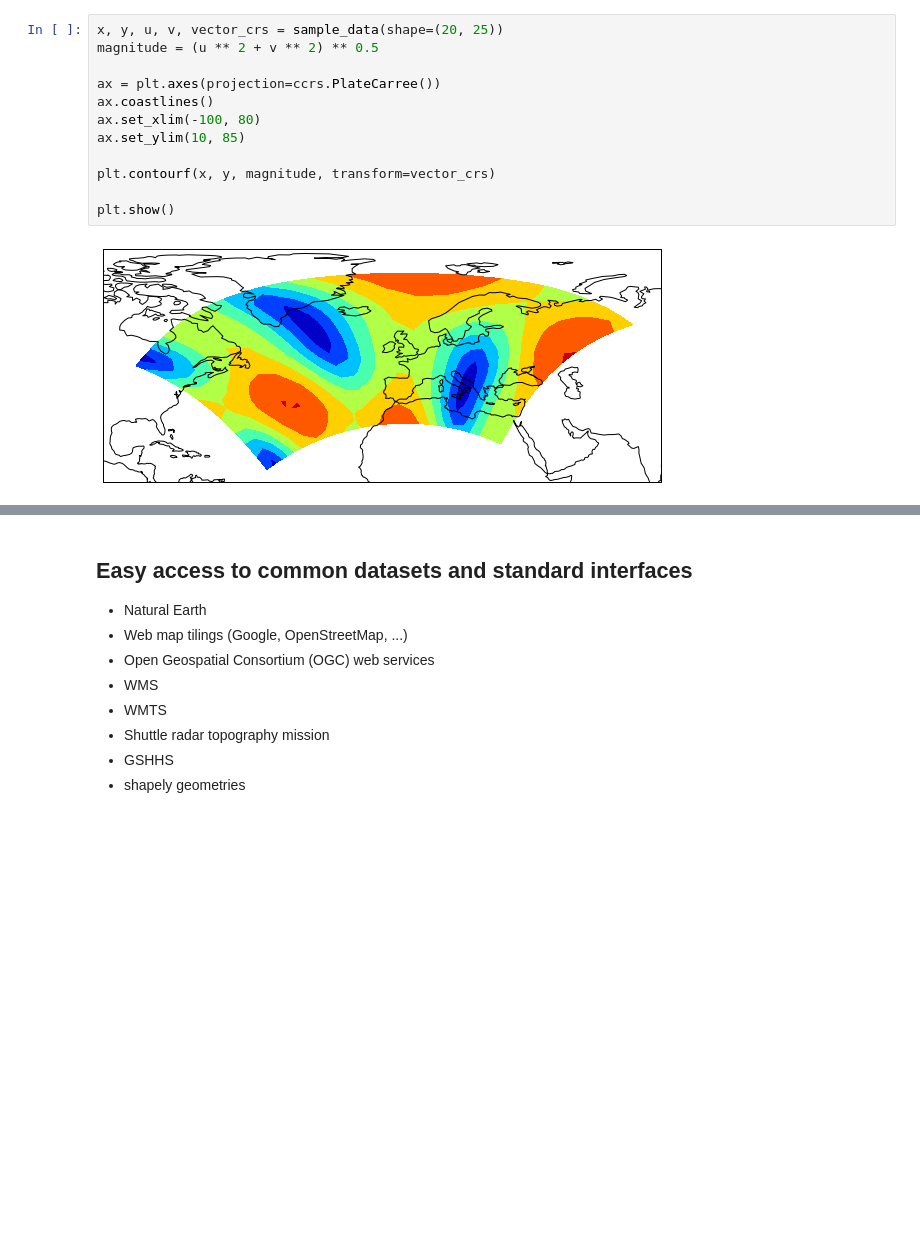
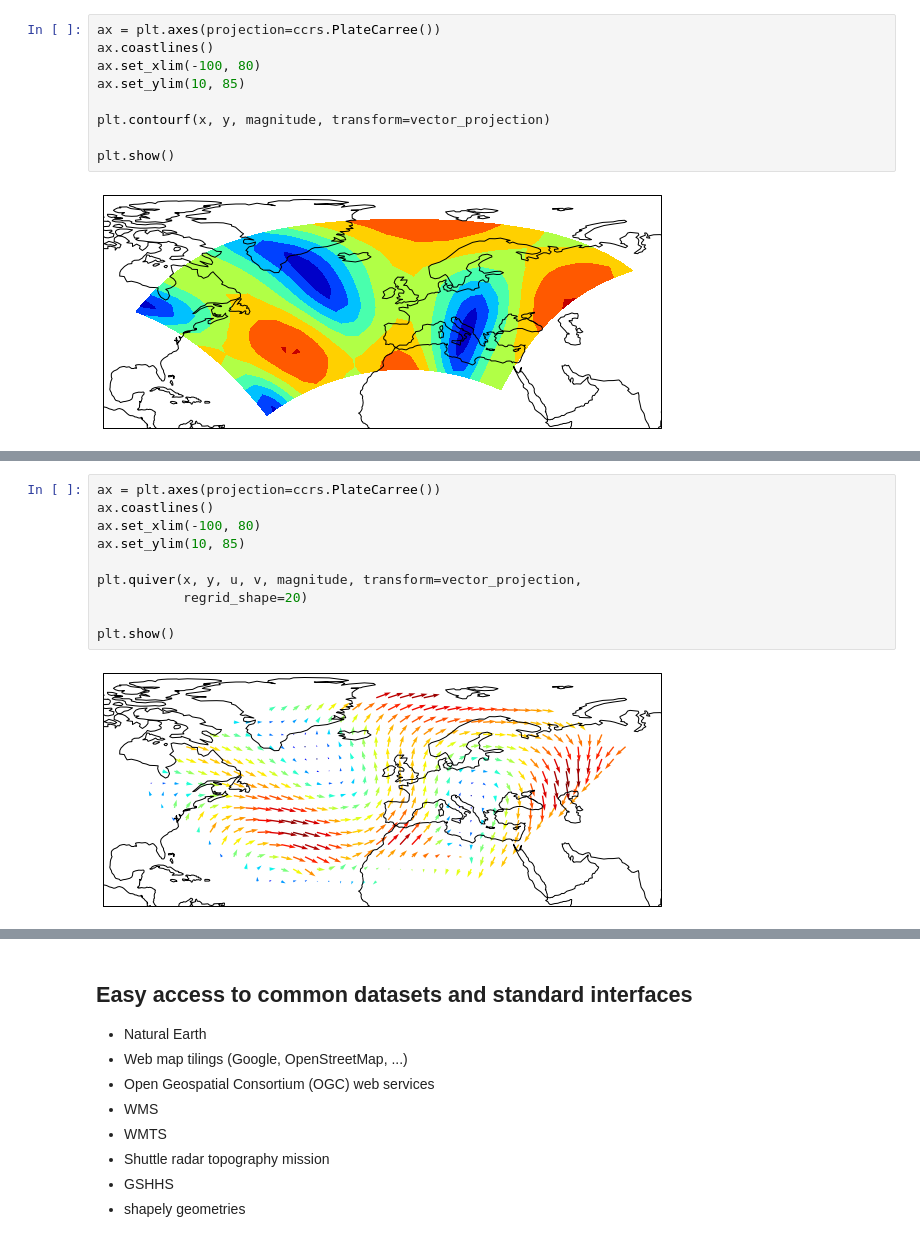
Before and after one commit to rhattersley/scipy2014, a Jupyter notebook: SciPy2014.ipynb, the cells around one changed output, grey strips where cells are left out. Drawn from its saved outputs; the diff is of its cells as text; blank space fills up the shorter version.

```diff
--- a/SciPy2014.ipynb
+++ b/SciPy2014.ipynb
@@ -116,13 +130,10 @@ plt.show()
 # %%
-x, y, u, v, vector_crs = sample_data(shape=(20, 25))
-magnitude = (u ** 2 + v ** 2) ** 0.5
-
 ax = plt.axes(projection=ccrs.PlateCarree())
 ax.coastlines()
 ax.set_xlim(-100, 80)
 ax.set_ylim(10, 85)
 
-plt.contourf(x, y, magnitude, transform=vector_crs)
+plt.contourf(x, y, magnitude, transform=vector_projection)
 
 plt.show()
 # %% [output]
@@ -149,6 +160,18 @@ plt.quiver(x, y, u, v, magnitude, transform=vector_crs)
 plt.show()
 # %% [output]
 [figure]
+# %%
+ax = plt.axes(projection=ccrs.PlateCarree())
+ax.coastlines()
+ax.set_xlim(-100, 80)
+ax.set_ylim(10, 85)
+
+plt.quiver(x, y, u, v, magnitude, transform=vector_projection,
+           regrid_shape=20)
+
+plt.show()
+# %% [output]
+[figure, added]
 # %%
 ax = plt.axes(projection=ccrs.PlateCarree())
 ax.coastlines()
```
Also changed, not shown: parts of 37 cells of this notebook.
